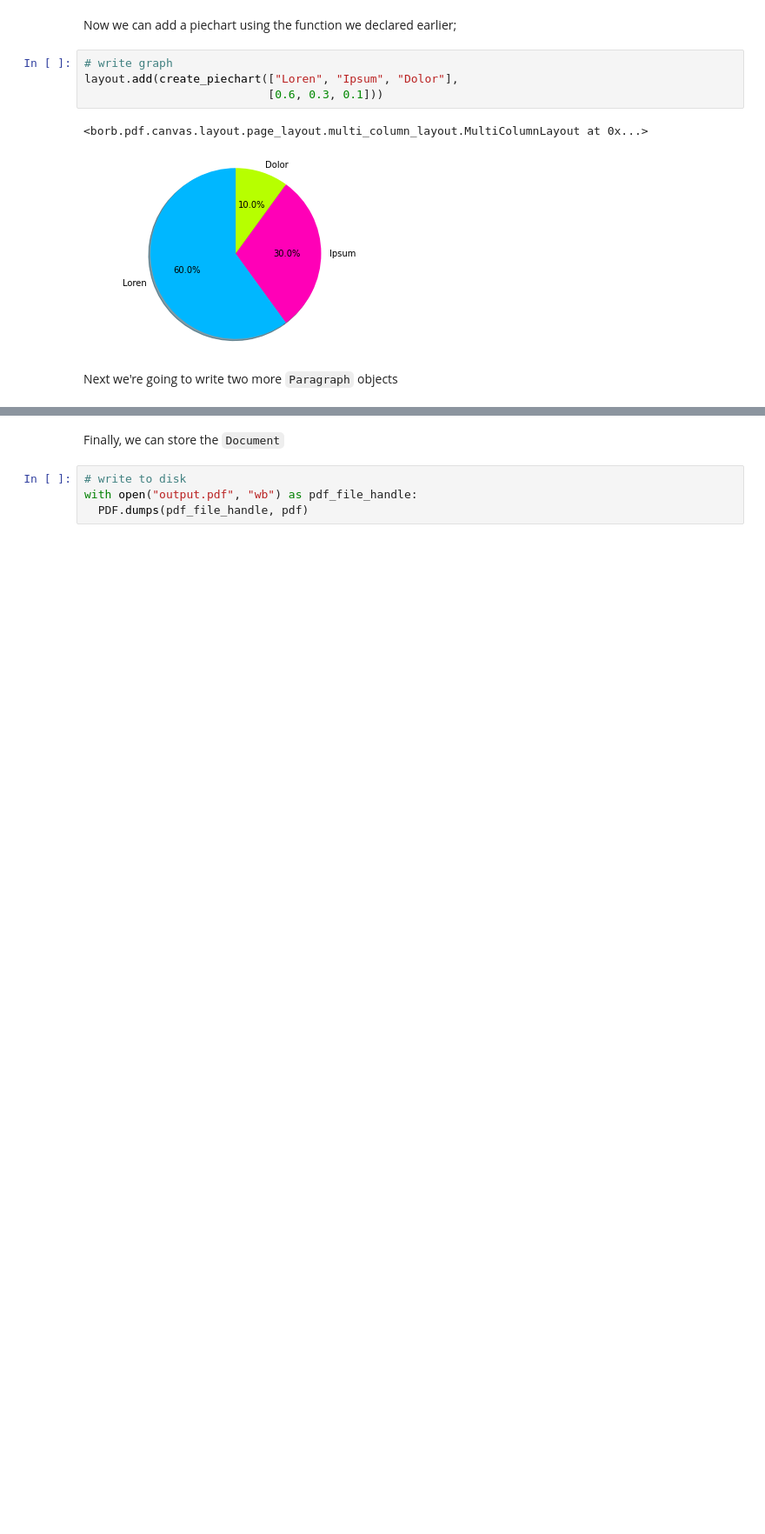
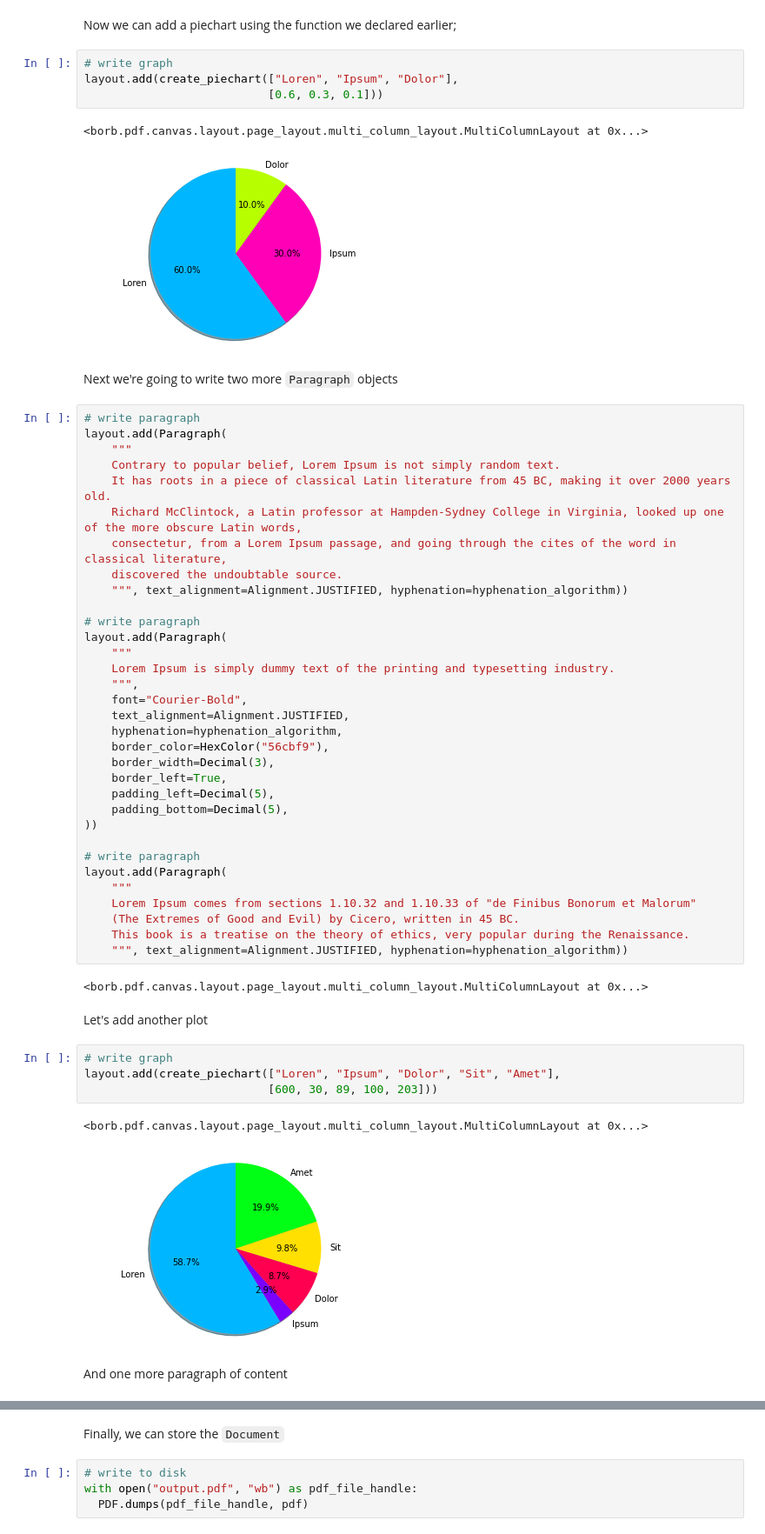
Before and after one commit to jorisschellekens/borb-google-colab-examples, a Jupyter notebook: using_borb_to_create_a_report_in_pdf.ipynb, the cells around one changed output, grey strips where cells are left out. Shown: that part at 87% size. Saved outputs shown, nothing was run; the diff lists cells and outputs as text; blank space fills up the shorter version.

```diff
--- a/using_borb_to_create_a_report_in_pdf.ipynb
+++ b/using_borb_to_create_a_report_in_pdf.ipynb
@@ -169,4 +139,50 @@ layout.add(create_piechart(["Loren", "Ipsum", "Dolor"],
 [figure]
 # %% [markdown]
 Next we're going to write two more `Paragraph` objects
+# %%
+# write paragraph
+layout.add(Paragraph(
+    """
+    Contrary to popular belief, Lorem Ipsum is not simply random text.
+    It has roots in a piece of classical Latin literature from 45 BC, making it over 2000 years old.
+    Richard McClintock, a Latin professor at Hampden-Sydney College in Virginia, looked up one of the more obscure Latin words,
+    consectetur, from a Lorem Ipsum passage, and going through the cites of the word in classical literature,
+    discovered the undoubtable source.
+    """, text_alignment=Alignment.JUSTIFIED, hyphenation=hyphenation_algorithm))
+
+# write paragraph
+layout.add(Paragraph(
+    """
+    Lorem Ipsum is simply dummy text of the printing and typesetting industry.
+    """,
+    font="Courier-Bold",
+    text_alignment=Alignment.JUSTIFIED,
+    hyphenation=hyphenation_algorithm,
+    border_color=HexColor("56cbf9"),
+    border_width=Decimal(3),
+    border_left=True,
+    padding_left=Decimal(5),
+    padding_bottom=Decimal(5),
+))
+
+# write paragraph
+layout.add(Paragraph(
+    """
+    Lorem Ipsum comes from sections 1.10.32 and 1.10.33 of "de Finibus Bonorum et Malorum"
+    (The Extremes of Good and Evil) by Cicero, written in 45 BC.
+    This book is a treatise on the theory of ethics, very popular during the Renaissance.
+    """, text_alignment=Alignment.JUSTIFIED, hyphenation=hyphenation_algorithm))
+# %% [output]
+<borb.pdf.canvas.layout.page_layout.multi_column_layout.MultiColumnLayout at 0x...>
+# %% [markdown]
+Let's add another plot
+# %%
+# write graph
+layout.add(create_piechart(["Loren", "Ipsum", "Dolor", "Sit", "Amet"],
+                           [600, 30, 89, 100, 203]))
+# %% [output]
+<borb.pdf.canvas.layout.page_layout.multi_column_layout.MultiColumnLayout at 0x...>
+[figure, added]
+# %% [markdown]
+And one more paragraph of content
 # %%
```
Also changed, not shown: parts of 6 cells of this notebook.
